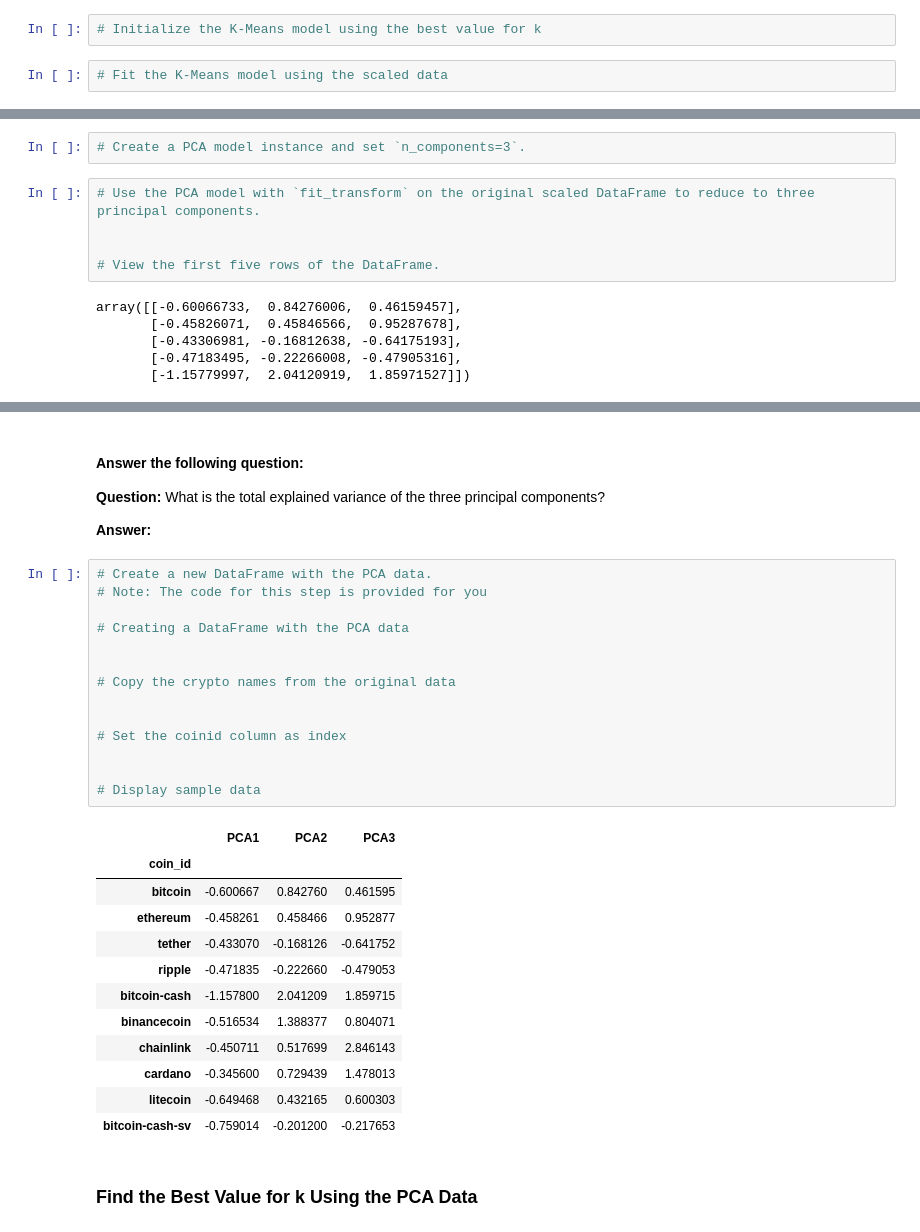
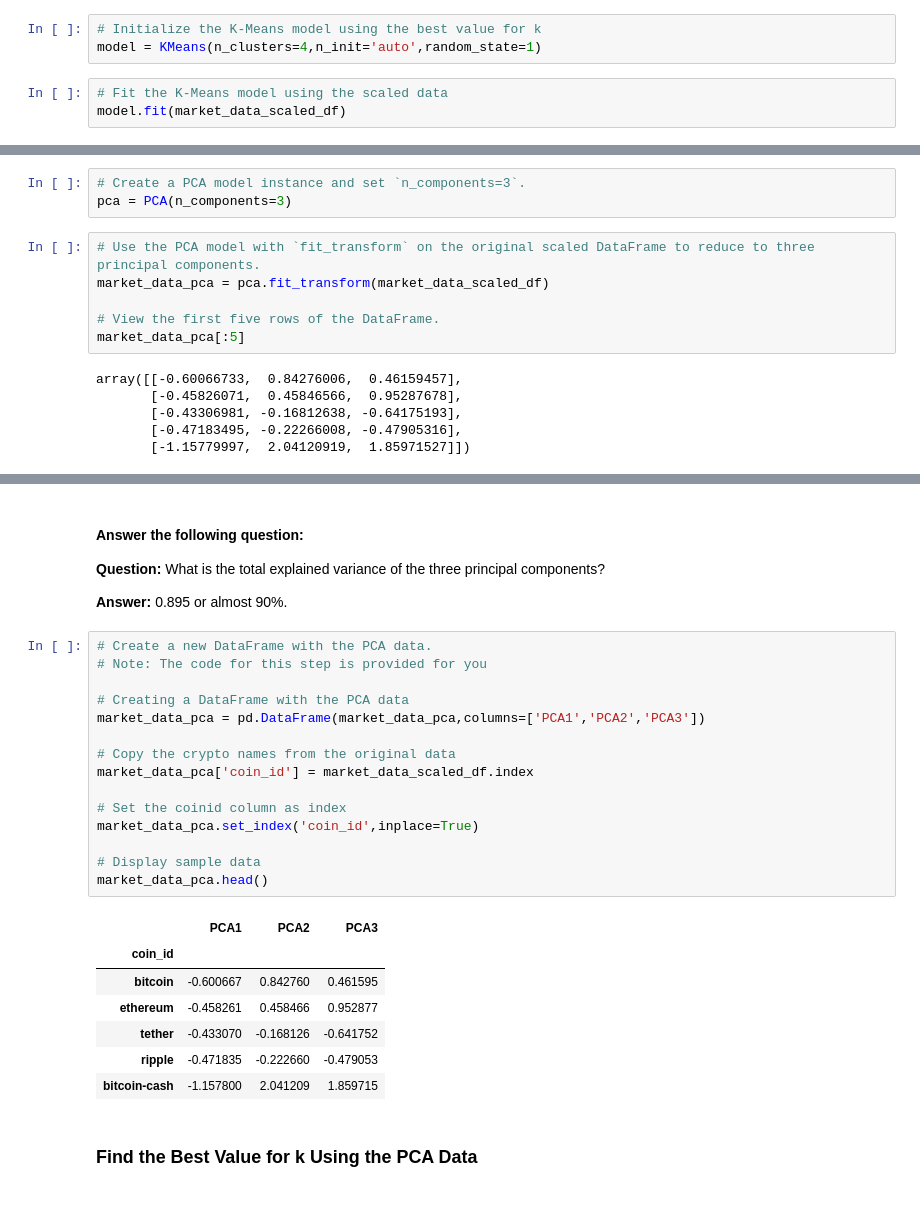
Before and after one commit to mikeyms1/CryptoClustering, a Jupyter notebook: Crypto_Clustering.ipynb, the cells around one changed output, grey strips where cells are left out. Drawn from its saved outputs; the diff is of its cells as text; blank space fills up the shorter version.

```diff
--- a/Crypto_Clustering.ipynb
+++ b/Crypto_Clustering.ipynb
@@ -110,5 +123,7 @@ market_data_scaled_df.head()
 ### Cluster Cryptocurrencies with K-means Using the Original Scaled Data.
 # %%
 # Initialize the K-Means model using the best value for k
+model = KMeans(n_clusters=4,n_init='auto',random_state=1)
 # %%
 # Fit the K-Means model using the scaled data
+model.fit(market_data_scaled_df)
@@ -140,11 +174,13 @@ market_data_scaled_df.head()
 ### Optimize Clusters with Principal Component Analysis.
 # %%
 # Create a PCA model instance and set `n_components=3`.
+pca = PCA(n_components=3)
 # %%
 # Use the PCA model with `fit_transform` on the original scaled DataFrame to reduce to three principal components.
-
+market_data_pca = pca.fit_transform(market_data_scaled_df)
 
 # View the first five rows of the DataFrame.
+market_data_pca[:5]
 # %% [output]
 array([[-0.60066733,  0.84276006,  0.46159457],
        [-0.45826071,  0.45846566,  0.95287678],
@@ -160,34 +197,30 @@ array([0.3719856 , 0.34700813, 0.17603793])
 
 **Question:** What is the total explained variance of the three principal components?
 
-**Answer:**
+**Answer:** 0.895 or almost 90%.
 # %%
 # Create a new DataFrame with the PCA data.
 # Note: The code for this step is provided for you
 
 # Creating a DataFrame with the PCA data
-
+market_data_pca = pd.DataFrame(market_data_pca,columns=['PCA1','PCA2','PCA3'])
 
 # Copy the crypto names from the original data
-
+market_data_pca['coin_id'] = market_data_scaled_df.index
 
 # Set the coinid column as index
-
+market_data_pca.set_index('coin_id',inplace=True)
 
 # Display sample data
+market_data_pca.head()
 # %% [output]
 |  | PCA1 | PCA2 | PCA3 |
 | coin_id |  |  |  |
 | bitcoin | -0.600667 | 0.842760 | 0.461595 |
 | ethereum | -0.458261 | 0.458466 | 0.952877 |
 | tether | -0.433070 | -0.168126 | -0.641752 |
 | ripple | -0.471835 | -0.222660 | -0.479053 |
 | bitcoin-cash | -1.157800 | 2.041209 | 1.859715 |
-| binancecoin | -0.516534 | 1.388377 | 0.804071 |
-| chainlink | -0.450711 | 0.517699 | 2.846143 |
-| cardano | -0.345600 | 0.729439 | 1.478013 |
-| litecoin | -0.649468 | 0.432165 | 0.600303 |
-| bitcoin-cash-sv | -0.759014 | -0.201200 | -0.217653 |
 # %% [markdown]
 ### Find the Best Value for k Using the PCA Data
 # %%
```
Also changed, not shown: parts of 21 cells of this notebook.
